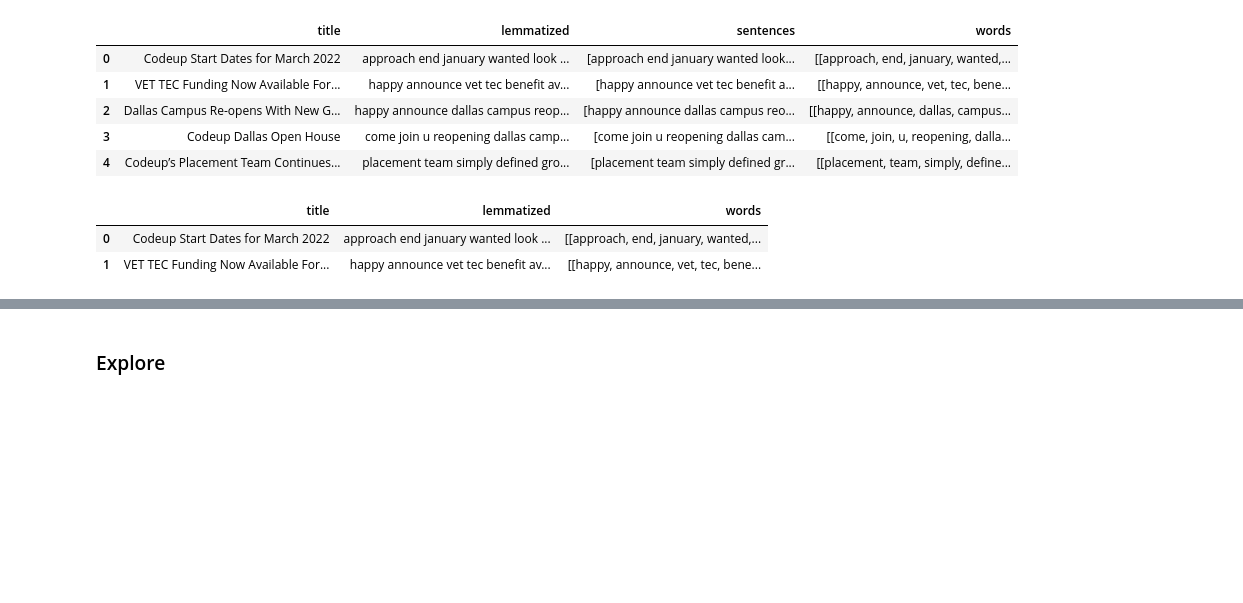
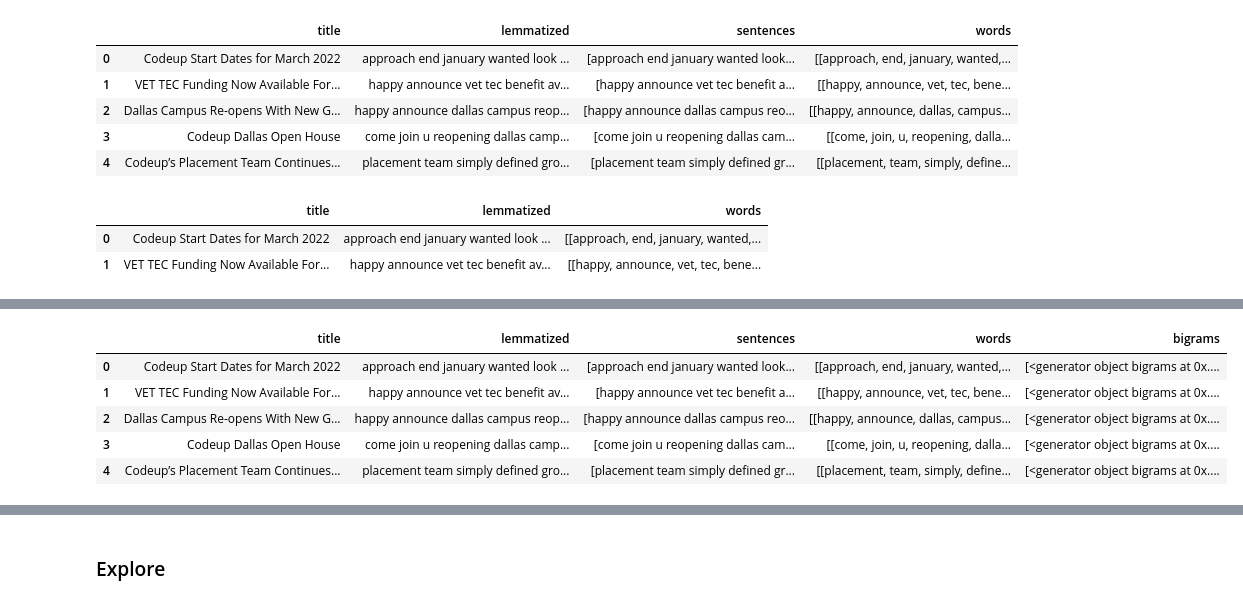
Before and after one commit to brianclements03/nlp, a Jupyter notebook: explore_current_iteration.ipynb, the cells around one changed output, grey strips where cells are left out. Saved outputs shown, nothing was run; the diff lists cells and outputs as text; code cells hidden in the pictures; blank space fills up the shorter version.

Commit message:
still working on squeezing bigrams and trigrams from the blog posts

```diff
--- a/explore_current_iteration.ipynb
+++ b/explore_current_iteration.ipynb
@@ -705,3 +705,17 @@ blogs_df.head(2)
 |  | title | lemmatized | words |
 | 0 | Codeup Start Dates for March 2022 | approach end january wanted look ... | [[approach, end, january, wanted,... |
 | 1 | VET TEC Funding Now Available For... | happy announce vet tec benefit av... | [[happy, announce, vet, tec, bene... |
+# %%
+def separate_words(df, col):
+    df['sentences'] = blogs_df[col].apply(lambda row: row.splitlines())
+    df['words'] = df.sentences.apply(lambda row: [nltk.word_tokenize(i) for i in row])
+#     df = df.drop(columns=['sentences'])
+    return df
+# %%
+test2 =acquire.get_blog_articles(cached=True)
+test2=prepare.prep_article_data(test2, 'article_content', extra_words=[], exclude_words=['no'])
+test2 = test2.drop(columns=['article_content', 'clean','stemmed'])
+test2 = separate_words(test2,'lemmatized')
+spam_words = (' '.join(raw[raw.label == 'spam'].lemmatized))
+
+test2.head(1)
@@ -707,0 +746,11 @@ blogs_df.head(2)
+# %%
+# make_bigrams_list(test2.sentences)
+test2['bigrams'] = test2.sentences.apply(lambda row: [nltk.bigrams(i) for i in row])
+test2.head()
+# %% [output]
+|  | title | lemmatized | sentences | words | bigrams |
+| 0 | Codeup Start Dates for March 2022 | approach end january wanted look ... | [approach end january wanted look... | [[approach, end, january, wanted,... | [<generator object bigrams at 0x.... |
+| 1 | VET TEC Funding Now Available For... | happy announce vet tec benefit av... | [happy announce vet tec benefit a... | [[happy, announce, vet, tec, bene... | [<generator object bigrams at 0x.... |
+| 2 | Dallas Campus Re-opens With New G... | happy announce dallas campus reop... | [happy announce dallas campus reo... | [[happy, announce, dallas, campus... | [<generator object bigrams at 0x.... |
+| 3 | Codeup Dallas Open House | come join u reopening dallas camp... | [come join u reopening dallas cam... | [[come, join, u, reopening, dalla... | [<generator object bigrams at 0x.... |
+| 4 | Codeup’s Placement Team Continues... | placement team simply defined gro... | [placement team simply defined gr... | [[placement, team, simply, define... | [<generator object bigrams at 0x.... |
```
Also changed, not shown: parts of 19 cells of this notebook.
